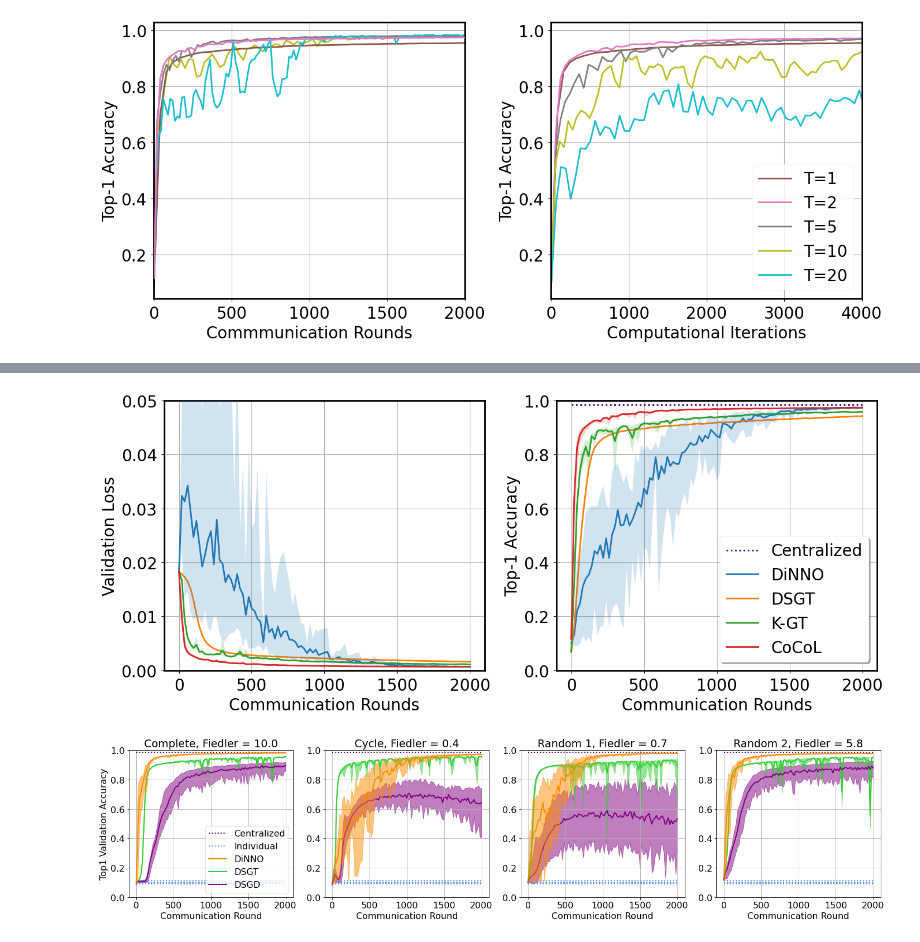
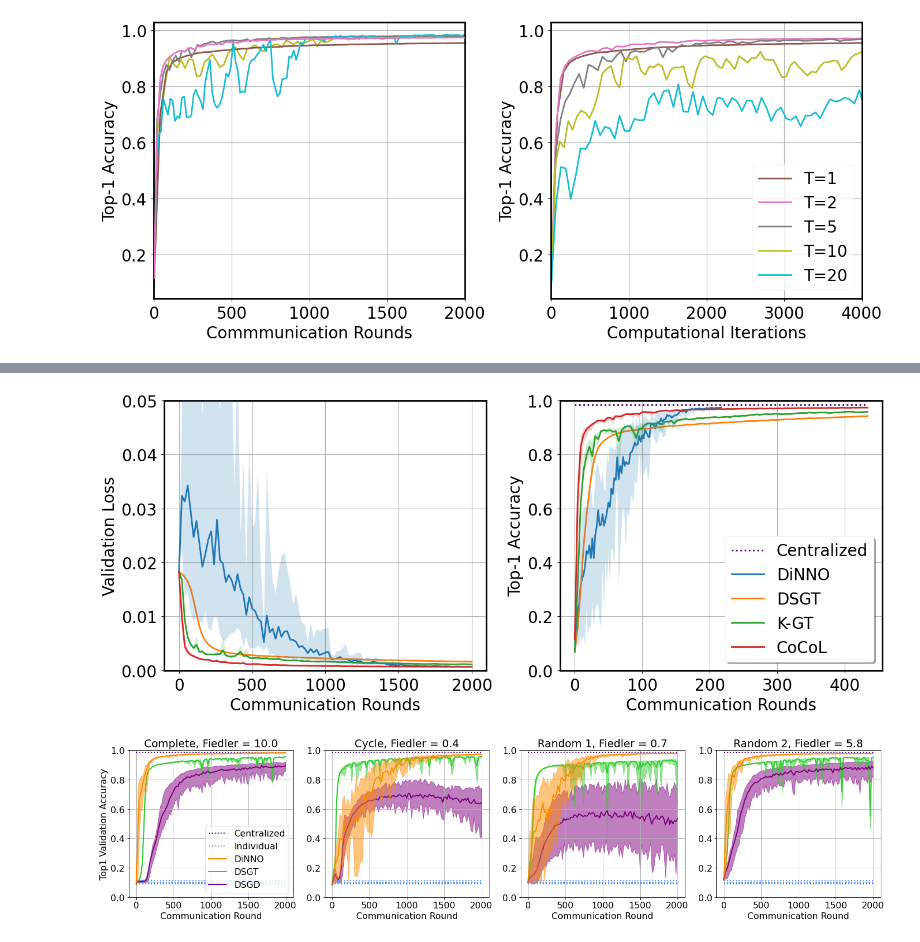
Before and after one commit to hjx-zju/nn_distributed_training, a Jupyter notebook: visualization/mnist_four.ipynb, the cells around one changed output, grey strips where cells are left out. Drawn from its saved outputs; the diff is of its cells as text; code cells hidden in the pictures.

```diff
--- a/visualization/mnist_four.ipynb
+++ b/visualization/mnist_four.ipynb
@@ -7,7 +7,7 @@ import os
 import networkx as nx
 from matplotlib.ticker import MultipleLocator
 # %%
-plt.style.use('seaborn-v0_8-paper')  # 更改图表风格
+plt.style.use('seaborn-paper')  # 更改图表风格
 
 default_colors = plt.rcParams['axes.prop_cycle'].by_key()['color']
 
@@ -123,4 +102,5 @@ solo_color="cornflowerblue"
 # %%
+model_param=28440*4/1024/1024 #MB
 result_dir="../results/2024-07-24_14-00_dist_mnist_PAPER"
 dinno_dir="../results/2024-05-22_18-48_dist_mnist_PAPER"
 # sonata_dir="../results/2024-05-29_16-21_dist_mnist_PAPER"
@@ -138,7 +118,7 @@ cy_acb = torch.stack(cy_dsgt["top1_accuracy"])
 cy_acc = torch.stack(cy_kgt["top1_accuracy"][:101])
 cy_acd=torch.stack(cy_sonata_atc["top1_accuracy"])
 
-plt.style.use('seaborn-v0_8-paper')  # 更改图表风格
+plt.style.use('seaborn-paper')  # 更改图表风格
 
 fig, ax = plt.subplots(1, 2, figsize=(14, 6),tight_layout=True)
 # 对每个子图加边框
@@ -147,22 +127,25 @@ for ax_i in ax:
         spine.set_linewidth(2)  # 设置边框线宽为2
         spine.set_edgecolor('black')  # 设置边框颜色为黑色
 t = torch.arange(cy_aca.shape[0]) * 20
+
+data_transfer=t*model_param*2
+data_transfer_dinno=t*model_param
 cent_acc = 0.985
-ax[1].plot(t, cent_acc * torch.ones_like(t), c=cent_color,
+ax[1].plot(data_transfer, cent_acc * torch.ones_like(t), c=cent_color,
     linewidth=2, linestyle=":", label="Centralized")
 
-ax[1].plot(t, torch.mean(cy_aca, dim=1), linewidth=2, label="DiNNO")
-ax[1].fill_between(t, torch.amax(cy_aca, dim=1), torch.amin(cy_aca, dim=1),
+ax[1].plot(data_transfer_dinno, torch.mean(cy_aca, dim=1), linewidth=2, label="DiNNO")
+ax[1].fill_between(data_transfer_dinno, torch.amax(cy_aca, dim=1), torch.amin(cy_aca, dim=1),
      alpha=0.2, zorder=3)
 
-ax[1].plot(t, torch.mean(cy_acb, dim=1),linewidth=2, label="DSGT")
-ax[1].fill_between(t, torch.amax(cy_acb, dim=1), torch.amin(cy_acb, dim=1), alpha=0.2, zorder=1)
+ax[1].plot(data_transfer, torch.mean(cy_acb, dim=1),linewidth=2, label="DSGT")
+ax[1].fill_between(data_transfer, torch.amax(cy_acb, dim=1), torch.amin(cy_acb, dim=1), alpha=0.2, zorder=1)
 
-ax[1].plot(t, torch.mean(cy_acc, dim=1), linewidth=2, label="K-GT")
-ax[1].fill_between(t, torch.amax(cy_acc, dim=1), torch.amin(cy_acc, dim=1), alpha=0.2, zorder=2)
+ax[1].plot(data_transfer, torch.mean(cy_acc, dim=1), linewidth=2, label="K-GT")
+ax[1].fill_between(data_transfer, torch.amax(cy_acc, dim=1), torch.amin(cy_acc, dim=1), alpha=0.2, zorder=2)
 
-ax[1].plot(t, torch.mean(cy_acd, dim=1),  linewidth=2, label="CoCoL")
-ax[1].fill_between(t, torch.amax(cy_acd, dim=1), torch.amin(cy_acd, dim=1),
+ax[1].plot(data_transfer, torch.mean(cy_acd, dim=1),  linewidth=2, label="CoCoL")
+ax[1].fill_between(data_transfer, torch.amax(cy_acd, dim=1), torch.amin(cy_acd, dim=1),
   alpha=0.2, zorder=4)
 
 ax[1].set_ylim((0.0, 1.0))
@@ -175,36 +158,36 @@ ax[0].set_ylim((0.0, 0.05))
 va_aca=torch.stack(cy_dinno["validation_loss"])
 va_acb=torch.stack(cy_dsgt["validation_loss"])
 va_acc=torch.stack(cy_kgt["validation_loss"][:101])
 va_acd=torch.stack(cy_sonata_atc["validation_loss"])
 ax[0].plot(t, torch.mean(va_aca, dim=1), linewidth=2, label="DiNNO")
 ax[0].fill_between(t, torch.amax(va_aca, dim=1), torch.amin(va_aca, dim=1),
      alpha=0.2, zorder=3)
 ax[0].plot(t, torch.mean(va_acb, dim=1), linewidth=2, label="DSGT")
 ax[0].fill_between(t, torch.amax(va_acb, dim=1), torch.amin(va_acb, dim=1), alpha=0.2, zorder=1)
 ax[0].plot(t, torch.mean(va_acc, dim=1), linewidth=2, label="K-GT")
 ax[0].fill_between(t, torch.amax(va_acc, dim=1), torch.amin(va_acc, dim=1), alpha=0.2, zorder=2)
 ax[0].plot(t, torch.mean(va_acd, dim=1), linewidth=2, label="CoCoL")
 ax[0].fill_between(t, torch.amax(va_acd, dim=1), torch.amin(va_acd, dim=1),
   alpha=0.2, zorder=4)
 ax[1].legend(fontsize=20,shadow=True,frameon=True)
 ax[0].set_xlabel("Communication Rounds",fontsize=20)
 ax[0].set_ylabel("Validation Loss",fontsize=20)
 ax[0].grid(zorder=0)
 # 设置x轴的刻度间隔为500
 ax[0].xaxis.set_major_locator(MultipleLocator(500))
-ax[1].xaxis.set_major_locator(MultipleLocator(500))
+# ax[1].xaxis.set_major_locator(MultipleLocator(500))
 ax[1].yaxis.set_major_locator(MultipleLocator(0.2))
 # 设置x轴刻度标签的字体大小
 ax[0].tick_params(axis='x', labelsize=20)
 ax[1].tick_params(axis='x', labelsize=20)
 
 # 设置y轴刻度标签的字体大小
 ax[0].tick_params(axis='y', labelsize=20)
 ax[1].tick_params(axis='y', labelsize=20)
 # fig.savefig("ring_graph.png", dpi=1000)
-fig.savefig("ring_graph.pdf", dpi=800)
+# fig.savefig("ring_graph.pdf", dpi=800)
 # %% [output]
-[figure, old version]
+[figure, new version]
 # %%
 from mpl_toolkits.axes_grid1.inset_locator import mark_inset
 from mpl_toolkits.axes_grid1.inset_locator import inset_axes
```
Also changed, not shown: parts of 3 cells of this notebook, 18 other files.
